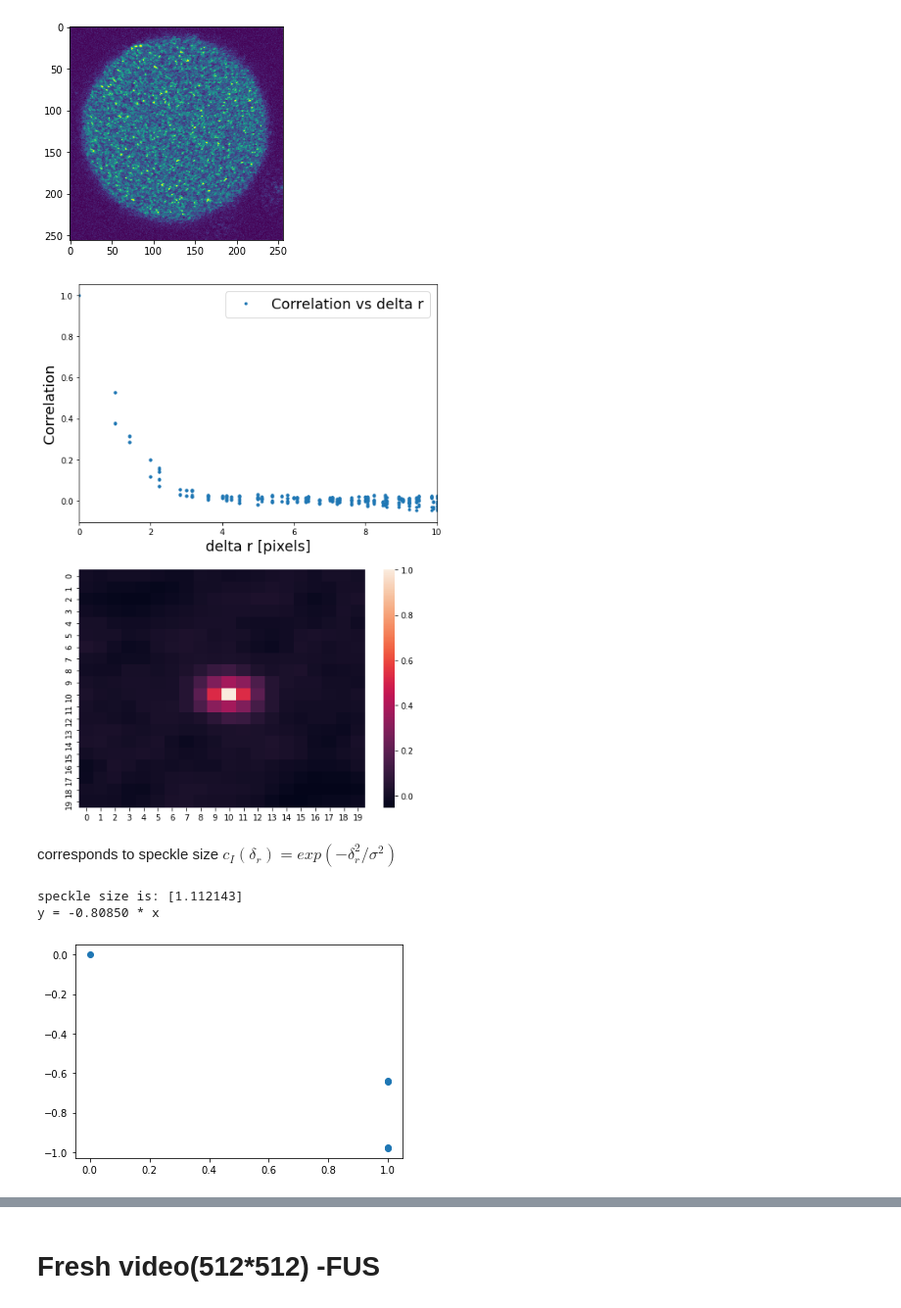
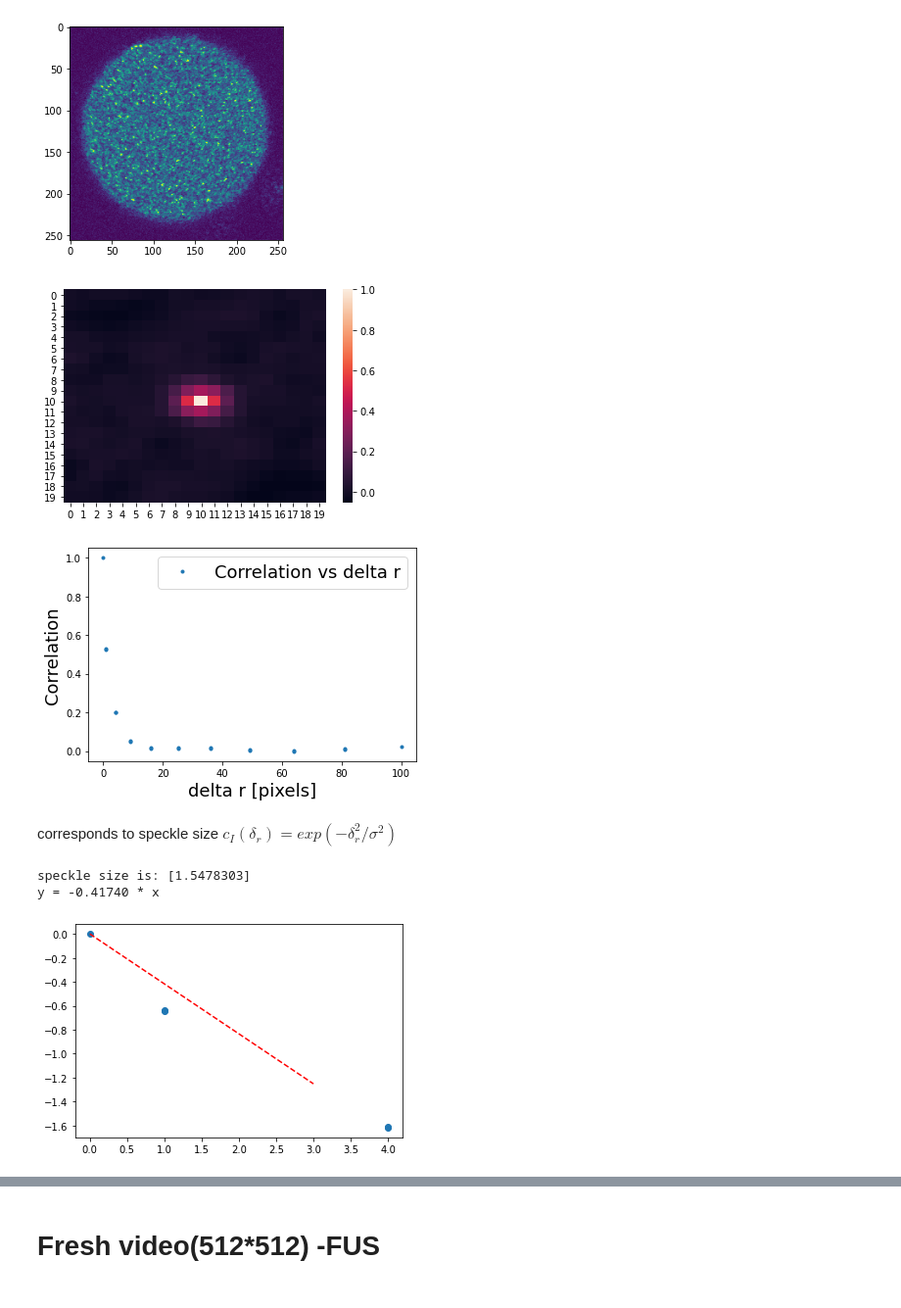
Before and after one commit to wwy-wwy-wwy/Speckle_project, a Jupyter notebook: Spatial autocorrelation.ipynb, the cells around one changed output, grey strips where cells are left out. Shown at 98% size. Saved outputs shown, nothing was run; the diff lists cells and outputs as text; code cells hidden in the pictures.

```diff
--- a/Spatial autocorrelation.ipynb
+++ b/Spatial autocorrelation.ipynb
@@ -40,6 +40,7 @@ def spatial_correlation(example_img, sp_shape,ROI):
             spcorrelation_map[dy+math.floor(sp_shape/2)][dx+math.floor(sp_shape/2)]=copy.deepcopy(numerator/(denum_1*denum_2)-1)
     normalization=spcorrelation_map[math.floor(sp_shape/2)][math.floor(sp_shape/2)]
     spcorrelation_map=spcorrelation_map/normalization
+    sns.heatmap(spcorrelation_map)
     return spcorrelation_map
 # %%
 def plot_spmap(spcorrelation_map):
@@ -126,16 +194,19 @@ img=read_in_data(foldername,imgname)
 # %%
 img_24h=img[20]
 ROI=[80,70,100,110] #y,x,w,h
 sp_shape=20
 spmap_24h=spatial_correlation(img_24h,sp_shape,ROI)
-plot_spmap(spmap_24h)
 # %% [output]
-[figure, old version]
+[figure, new version]
+# %%
+plot_spmap_x_direction(spmap_24h)
+# %% [output]
+[figure, added]
 # %% [markdown]
 corresponds to speckle size $c_I(\delta_{r}) = exp(-\delta_{r}^2/\sigma^2)$
 # %%
-size_24h,a_24h =calculate_speckle_size(spmap_24h,0,5)
+size_24h,a_24h =calculate_speckle_size_x_direction(spmap_24h,0,5)
 # %% [output]
-speckle size is: [1.112143]
-y = -0.80850 * x
+speckle size is: [1.5478303]
+y = -0.41740 * x
-[figure, old version]
+[figure, new version]
```
Also changed, not shown: parts of 56 cells of this notebook, 4 other files.
